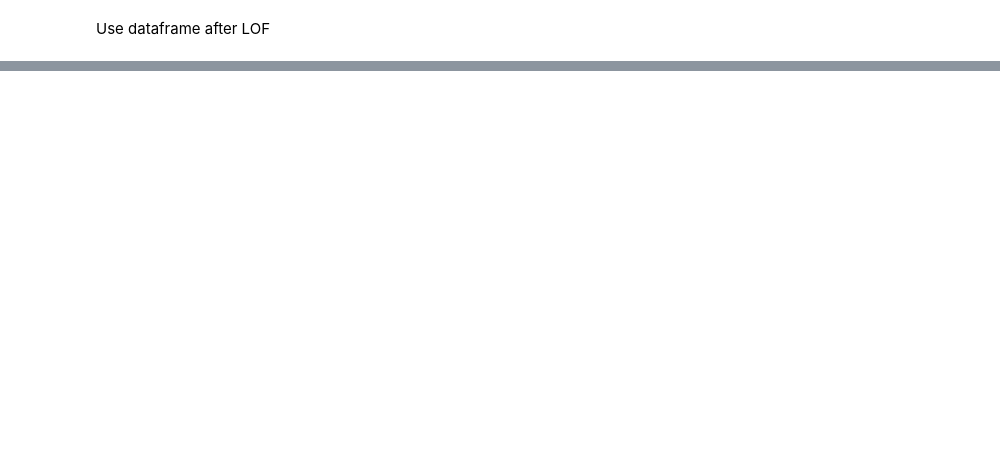
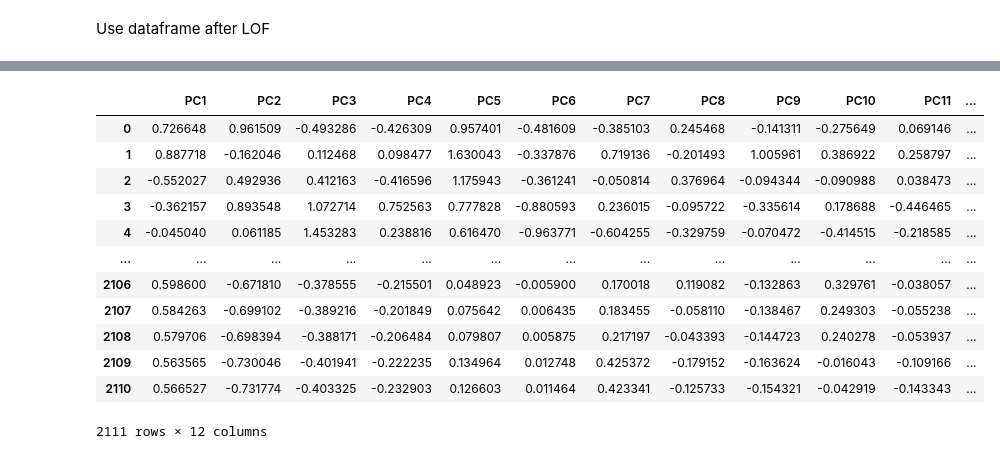
Before and after one commit to Sonic-zzt/ESE-527-Project, a Jupyter notebook: ESE_527_Project.ipynb, the cells around one changed output, grey strips where cells are left out. Cells and saved outputs as stored; diff of their text form; code cells hidden in the pictures; blank space fills up the shorter version.

```diff
--- a/ESE_527_Project.ipynb
+++ b/ESE_527_Project.ipynb
@@ -938,0 +1050,22 @@ weighted avg       0.92      0.92      0.92       604
+# %%
+pca = PCA(n_components=12)
+pca.fit(normalized_df.iloc[:,:31])
+pca_df = pd.DataFrame(pca.transform(normalized_df.iloc[:,:31]),
+                      columns = ['PC1','PC2','PC3','PC4','PC5','PC6','PC7','PC8','PC9','PC10','PC11','PC12'],
+                         index = normalized_df.iloc[:,:31].index)
+# %%
+pca_df
+# %% [output]
+|  | PC1 | PC2 | PC3 | PC4 | PC5 | PC6 | PC7 | PC8 | PC9 | PC10 | PC11 | ... |
+| 0 | 0.726648 | 0.961509 | -0.493286 | -0.426309 | 0.957401 | -0.481609 | -0.385103 | 0.245468 | -0.141311 | -0.275649 | 0.069146 | ... |
+| 1 | 0.887718 | -0.162046 | 0.112468 | 0.098477 | 1.630043 | -0.337876 | 0.719136 | -0.201493 | 1.005961 | 0.386922 | 0.258797 | ... |
+| 2 | -0.552027 | 0.492936 | 0.412163 | -0.416596 | 1.175943 | -0.361241 | -0.050814 | 0.376964 | -0.094344 | -0.090988 | 0.038473 | ... |
+| 3 | -0.362157 | 0.893548 | 1.072714 | 0.752563 | 0.777828 | -0.880593 | 0.236015 | -0.095722 | -0.335614 | 0.178688 | -0.446465 | ... |
+| 4 | -0.045040 | 0.061185 | 1.453283 | 0.238816 | 0.616470 | -0.963771 | -0.604255 | -0.329759 | -0.070472 | -0.414515 | -0.218585 | ... |
+| ... | ... | ... | ... | ... | ... | ... | ... | ... | ... | ... | ... | ... |
+| 2106 | 0.598600 | -0.671810 | -0.378555 | -0.215501 | 0.048923 | -0.005900 | 0.170018 | 0.119082 | -0.132863 | 0.329761 | -0.038057 | ... |
+| 2107 | 0.584263 | -0.699102 | -0.389216 | -0.201849 | 0.075642 | 0.006435 | 0.183455 | -0.058110 | -0.138467 | 0.249303 | -0.055238 | ... |
+| 2108 | 0.579706 | -0.698394 | -0.388171 | -0.206484 | 0.079807 | 0.005875 | 0.217197 | -0.043393 | -0.144723 | 0.240278 | -0.053937 | ... |
+| 2109 | 0.563565 | -0.730046 | -0.401941 | -0.222235 | 0.134964 | 0.012748 | 0.425372 | -0.179152 | -0.163624 | -0.016043 | -0.109166 | ... |
+| 2110 | 0.566527 | -0.731774 | -0.403325 | -0.232903 | 0.126603 | 0.011464 | 0.423341 | -0.125733 | -0.154321 | -0.042919 | -0.143343 | ... |
+2111 rows × 12 columns
```
Also changed, not shown: parts of 46 cells of this notebook.
